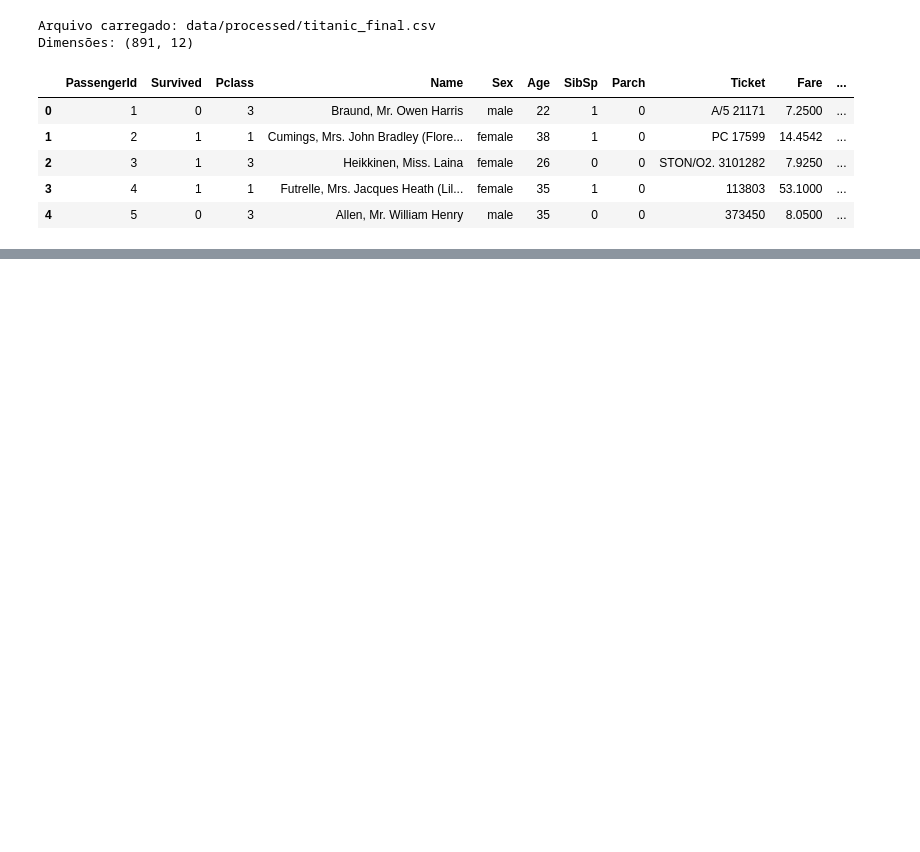
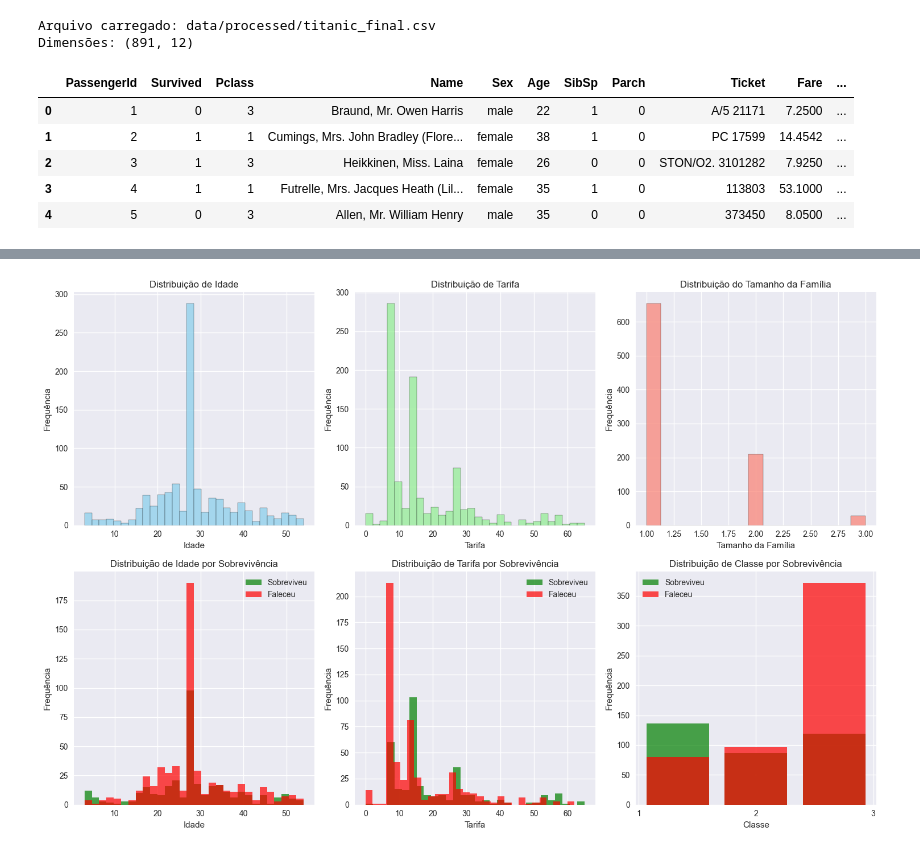
Before and after one commit to Lucaspm5/special-topics-computing, a Jupyter notebook: visualizacao_titanic.ipynb, the cells around one changed output, grey strips where cells are left out. Saved outputs shown, nothing was run; the diff lists cells and outputs as text; code cells hidden in the pictures; blank space fills up the shorter version.

```diff
--- a/visualizacao_titanic.ipynb
+++ b/visualizacao_titanic.ipynb
@@ -48,0 +91,55 @@ Resumo salvo em outputs/tables/titanic_descriptive_stats.csv
+# %%
+# 2. HISTOGRAMAS
+fig, axes = plt.subplots(2, 3, figsize=(15, 10))
+
+# Histograma de Idade
+axes[0,0].hist(df['Age'].dropna(), bins=30, alpha=0.7, color='skyblue', edgecolor='black')
+axes[0,0].set_xlabel('Idade')
+axes[0,0].set_ylabel('Frequência')
+axes[0,0].set_title('Distribuição de Idade')
+
+# Histograma de Tarifa
+axes[0,1].hist(df['Fare'], bins=30, alpha=0.7, color='lightgreen', edgecolor='black')
+axes[0,1].set_xlabel('Tarifa')
+axes[0,1].set_ylabel('Frequência')
+axes[0,1].set_title('Distribuição de Tarifa')
+
+# Histograma de Tamanho da Família
+axes[0,2].hist(family_size, bins=15, alpha=0.7, color='salmon', edgecolor='black')
+axes[0,2].set_xlabel('Tamanho da Família')
+axes[0,2].set_ylabel('Frequência')
+axes[0,2].set_title('Distribuição do Tamanho da Família')
+
+# Histogramas comparativos de idade por sobrevivência
+df_survived = df[df['Survived'] == 1]
+df_died = df[df['Survived'] == 0]
+
+axes[1,0].hist(df_survived['Age'].dropna(), bins=30, alpha=0.7, label='Sobreviveu', color='green')
+axes[1,0].hist(df_died['Age'].dropna(), bins=30, alpha=0.7, label='Faleceu', color='red')
+axes[1,0].set_xlabel('Idade')
+axes[1,0].set_ylabel('Frequência')
+axes[1,0].set_title('Distribuição de Idade por Sobrevivência')
+axes[1,0].legend()
+
+# Histogramas comparativos de tarifa por sobrevivência
+axes[1,1].hist(df_survived['Fare'], bins=30, alpha=0.7, label='Sobreviveu', color='green')
+axes[1,1].hist(df_died['Fare'], bins=30, alpha=0.7, label='Faleceu', color='red')
+axes[1,1].set_xlabel('Tarifa')
+axes[1,1].set_ylabel('Frequência')
+axes[1,1].set_title('Distribuição de Tarifa por Sobrevivência')
+axes[1,1].legend()
+
+# Histogramas comparativos de classe por sobrevivência
+axes[1,2].hist(df_survived['Pclass'], bins=3, alpha=0.7, label='Sobreviveu', color='green', rwidth=0.8)
+axes[1,2].hist(df_died['Pclass'], bins=3, alpha=0.7, label='Faleceu', color='red', rwidth=0.8)
+axes[1,2].set_xlabel('Classe')
+axes[1,2].set_ylabel('Frequência')
+axes[1,2].set_title('Distribuição de Classe por Sobrevivência')
+axes[1,2].legend()
+axes[1,2].set_xticks([1, 2, 3])
+
+plt.tight_layout()
+plt.savefig('data/outputs/figs/titanic_histograms.png', dpi=300, bbox_inches='tight')
+plt.show()
+# %% [output]
+[figure, added]
```
Also changed, not shown: parts of 6 cells of this notebook, 19 other files.
